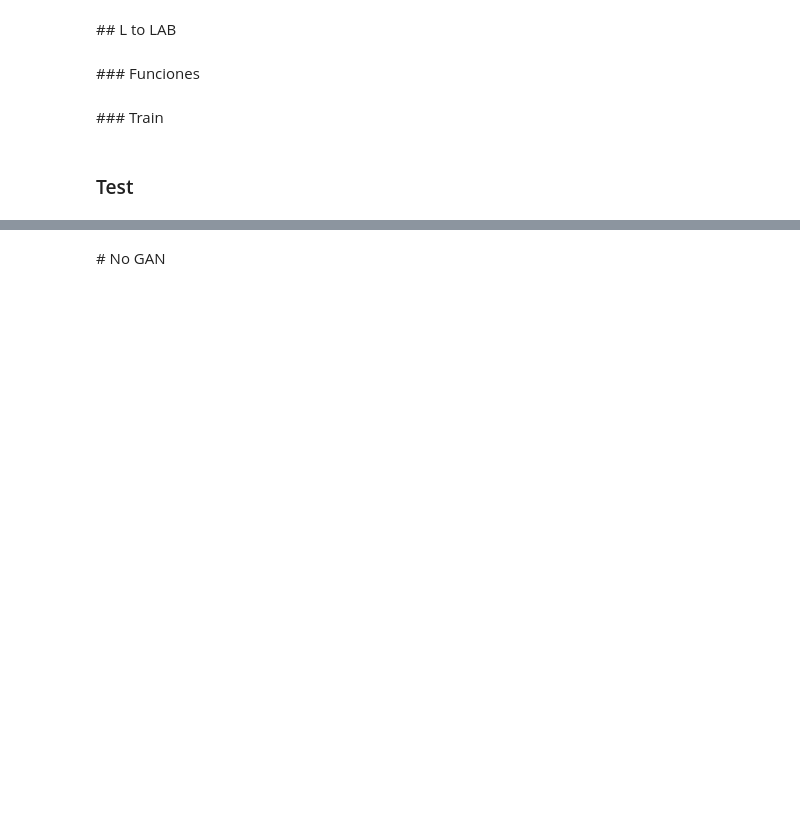
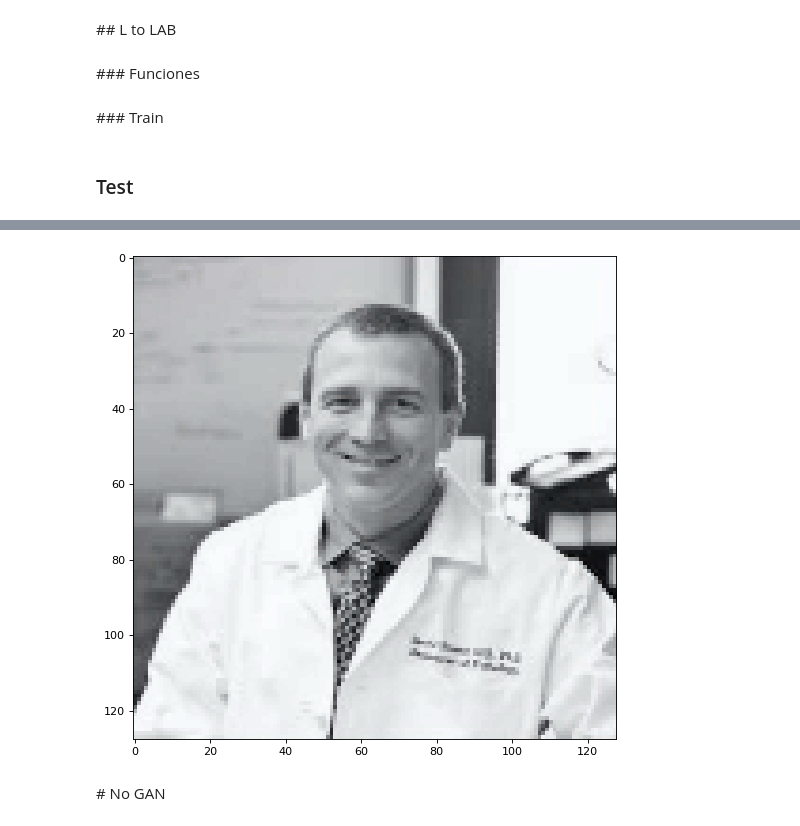
Before and after one commit to IA2021UR/trabajo-ia-en-la-comunidad-de-la-rioja-equipo-4, a Jupyter notebook: comparacion_modelos.ipynb, the cells around one changed output, grey strips where cells are left out. Saved outputs shown, nothing was run; the diff lists cells and outputs as text; code cells hidden in the pictures; blank space fills up the shorter version.

```diff
--- a/comparacion_modelos.ipynb
+++ b/comparacion_modelos.ipynb
@@ -262,7 +266,7 @@ def build_unet():
   return model
 
 def compile_unet(model):
-  opt = Adam(lr=.002)
+  opt = Adam(lr=.001)
   #model.compile(loss='binary_crossentropy', optimizer=opt, metrics=['accuracy'])
   model.compile(optimizer='rmsprop',loss='mse', metrics=['accuracy'])
   return model
@@ -427,3 +434,6 @@ with tf.device("/gpu:0"):
     discriminator.trainable = False
     gan.fit(batch_images_function_gan, steps_per_epoch=steps_per_epoch, epochs=1)
     epoch += 1
+# %%
+generator_unet = compile_unet(build_unet())
+gan_unet = build_gan((128,128, 1), discriminator, generator_unet)
@@ -465,2 +497,35 @@ plt.show()
+# %%
+# Get images
+file_paths = glob('./*/*.*g')
+image = np.array(load_resize_normalized_lab(file_paths[2])).astype('uint8')
+
+X = lab_l(image.copy())
+
+X = np.array(X).reshape(1, 128, 128, 1)
+# Output colorizations
+output = generator_unet.predict(X)
+
+canvas = np.zeros((128, 128, 3))
+canvas[:,:,0] = image[:,:,0]
+canvas[:,:,1:] = output[0]
+
+canvas = de_normalize_array(canvas)
+canvas = cv2.resize(canvas, (image.shape[1], image.shape[0]))
+
+img = color.lab2rgb(canvas)
+img = de_normalize_array(img)
+imgbrg = img.copy()
+imgbrg[:,:,0] = img[:,:,2]
+imgbrg[:,:,1] = img[:,:,1]
+imgbrg[:,:,2] = img[:,:,0]
+
+from matplotlib.pyplot import figure
+
+figure(figsize=(8, 8), dpi=80)
+
+plt.imshow(imgbrg)
+plt.show()
+# %% [output]
+[figure, added]
 # %% [markdown]
 # No GAN
```
Also changed, not shown: parts of 7 cells of this notebook.
